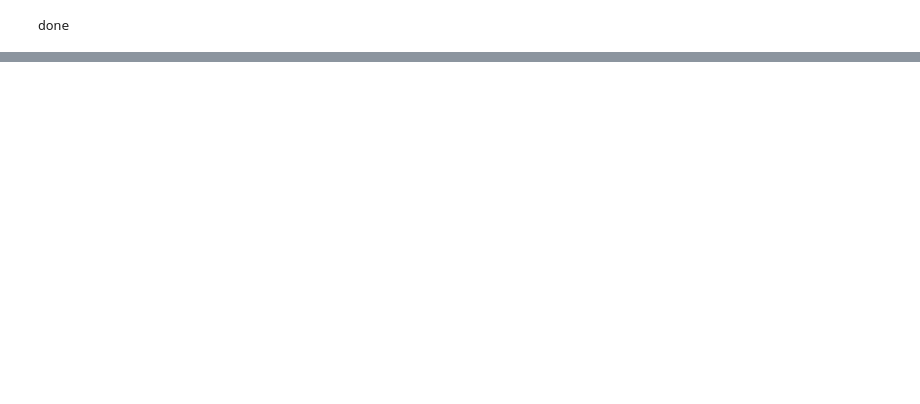
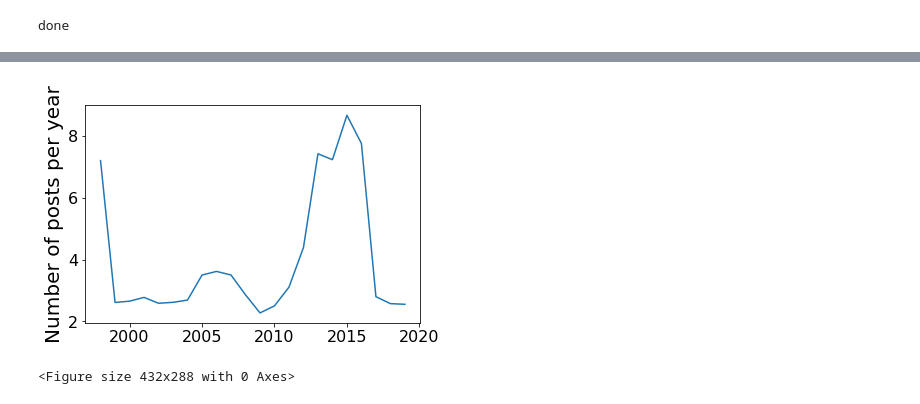
Before and after one commit to crboothb/sciencemag-careers-analysis, a Jupyter notebook: scripts/tags_word.ipynb, the cells around one changed output, grey strips where cells are left out. Drawn from its saved outputs; the diff is of its cells as text; code cells hidden in the pictures; blank space fills up the shorter version.

```diff
--- a/scripts/tags_word.ipynb
+++ b/scripts/tags_word.ipynb
@@ -84,2 +135,25 @@ sns.lineplot(x = "year", y = "n", color = "red", data = full_vis)
+# %%
+# Number of tags per post over time
+
+n_tags = []
+
+for i in range(len(full_df)):
+    tags = full_df.iloc[i]["tags"]
+    n_tags.append(len(tags))
+
+full_df["n_tags"] = n_tags
+
+tags_avg_df = full_df.groupby("year").mean()
+tags_avg_df = tags_avg_df.reset_index()
+
+sns.lineplot(x = "year", y = "n_tags", data = tags_avg_df)
+# plt.title("Average number of tags per article by year")
+plt.ylabel("Number of posts per year", fontsize=20)
+plt.xlabel("")
+
+output_plot("../figs/average_tags_post.png")
+# %% [output]
+[figure, added]
+<Figure size 432x288 with 0 Axes>
 # %%
 # colors = ["black","green","orange","blue","purple","yellow","brown",]
```
Also changed, not shown: parts of 8 cells of this notebook, 2 other files.
